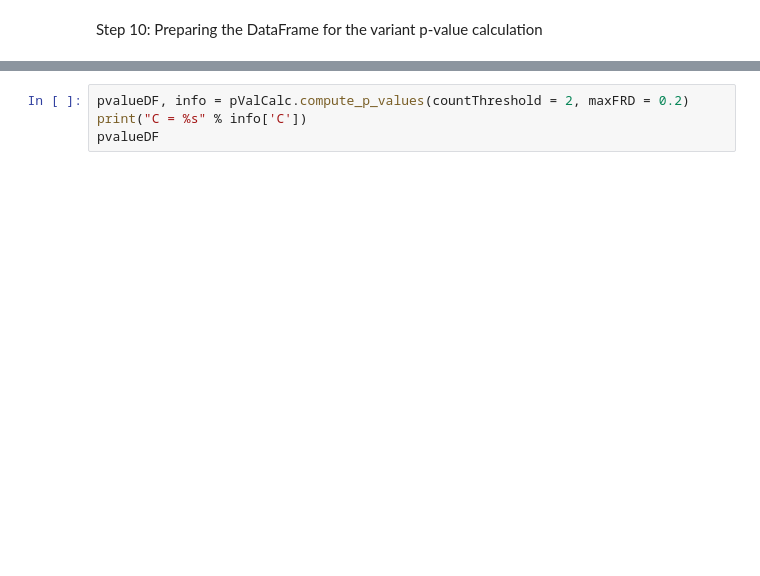
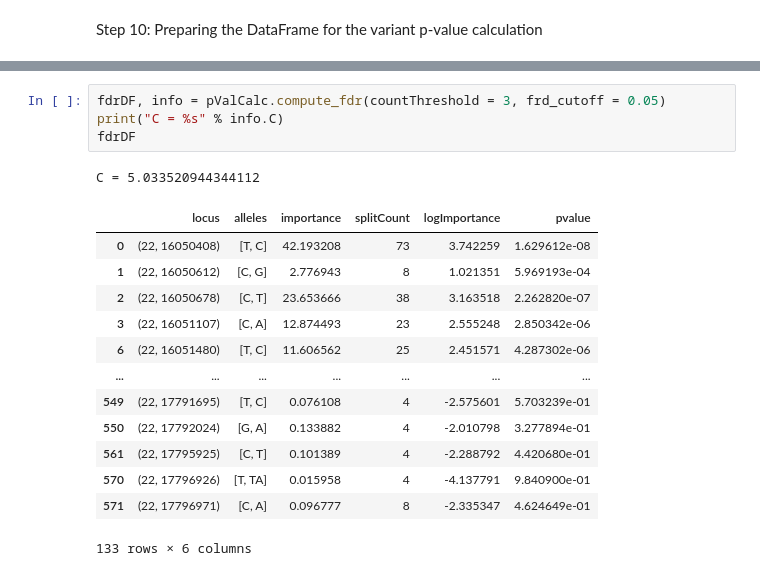
Before and after one commit to aehrc/VariantSpark, a Jupyter notebook: examples/computing_p-value_example.ipynb, the cells around one changed output, grey strips where cells are left out. Drawn from its saved outputs; the diff is of its cells as text; blank space fills up the shorter version.

```diff
--- a/examples/computing_p-value_example.ipynb
+++ b/examples/computing_p-value_example.ipynb
@@ -146,5 +218,20 @@ Step 11: Computing p-values and keeping the significant ones.
 # %%
-pvalueDF, info = pValCalc.compute_p_values(countThreshold = 2, maxFRD = 0.2)
-print("C = %s" % info['C'])
-pvalueDF
+fdrDF, info = pValCalc.compute_fdr(countThreshold = 3, frd_cutoff = 0.05)
+print("C = %s" % info.C)
+fdrDF
+# %% [output]
+C = 5.033520944344112
+|  | locus | alleles | importance | splitCount | logImportance | pvalue |
+| 0 | (22, 16050408) | [T, C] | 42.193208 | 73 | 3.742259 | 1.629612e-08 |
+| 1 | (22, 16050612) | [C, G] | 2.776943 | 8 | 1.021351 | 5.969193e-04 |
+| 2 | (22, 16050678) | [C, T] | 23.653666 | 38 | 3.163518 | 2.262820e-07 |
+| 3 | (22, 16051107) | [C, A] | 12.874493 | 23 | 2.555248 | 2.850342e-06 |
+| 6 | (22, 16051480) | [T, C] | 11.606562 | 25 | 2.451571 | 4.287302e-06 |
+| ... | ... | ... | ... | ... | ... | ... |
+| 549 | (22, 17791695) | [T, C] | 0.076108 | 4 | -2.575601 | 5.703239e-01 |
+| 550 | (22, 17792024) | [G, A] | 0.133882 | 4 | -2.010798 | 3.277894e-01 |
+| 561 | (22, 17795925) | [C, T] | 0.101389 | 4 | -2.288792 | 4.420680e-01 |
+| 570 | (22, 17796926) | [T, TA] | 0.015958 | 4 | -4.137791 | 9.840900e-01 |
+| 571 | (22, 17796971) | [C, A] | 0.096777 | 8 | -2.335347 | 4.624649e-01 |
+133 rows × 6 columns
 # %%
```
Also changed, not shown: parts of 12 cells of this notebook, 1 other file.
